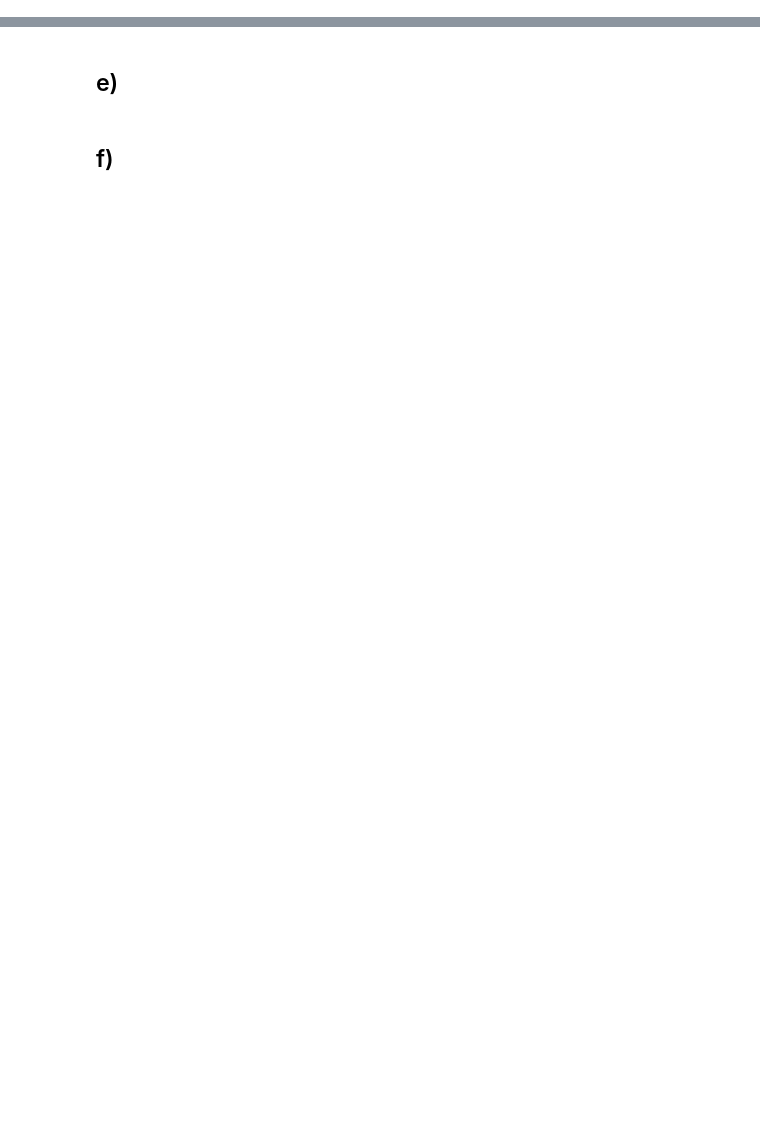
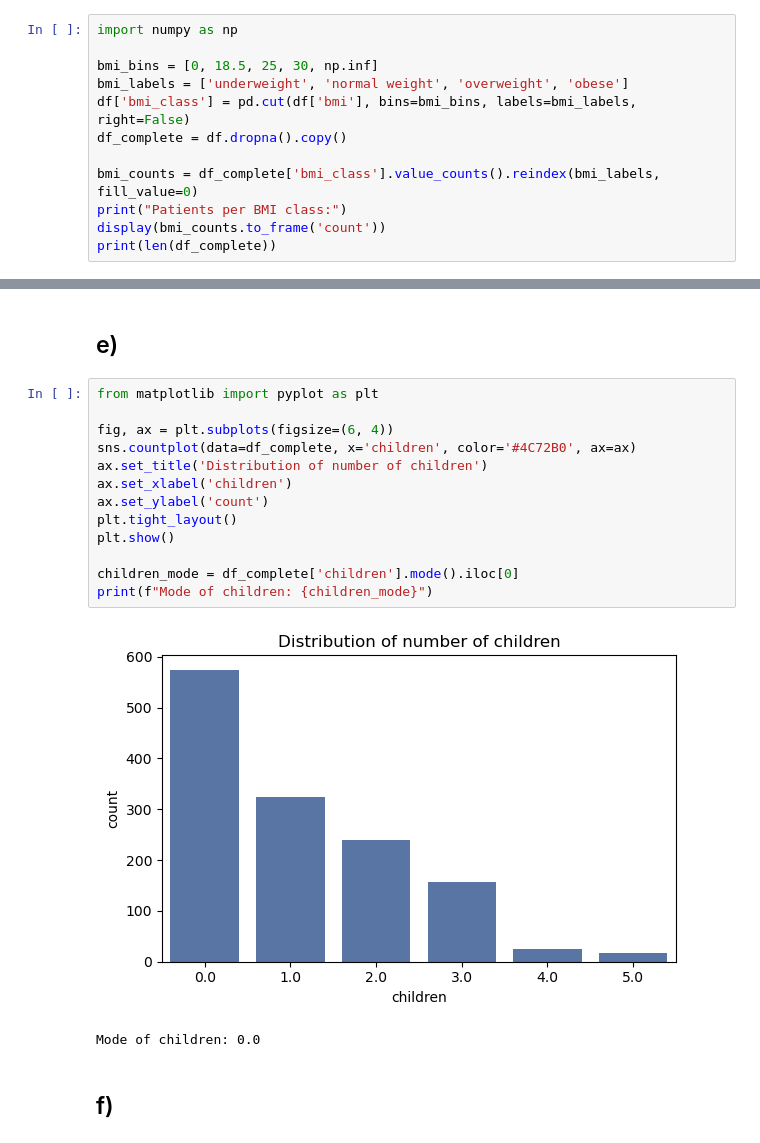
Before and after one commit to MauriceChartee/IDS, a Jupyter notebook: templates_jupyter_notebooks(1)/Q1_data_exploration.ipynb, the cells around one changed output, grey strips where cells are left out. Drawn from its saved outputs; the diff is of its cells as text; blank space fills up the shorter version.

```diff
--- a/templates_jupyter_notebooks(1)/Q1_data_exploration.ipynb
+++ b/templates_jupyter_notebooks(1)/Q1_data_exploration.ipynb
@@ -61,2 +81,14 @@ Notice how the `count` row is below 1,349 for every numeric column (e.g., bmi =
 # %% [markdown]
 ## d)
+# %%
+import numpy as np
+
+bmi_bins = [0, 18.5, 25, 30, np.inf]
+bmi_labels = ['underweight', 'normal weight', 'overweight', 'obese']
+df['bmi_class'] = pd.cut(df['bmi'], bins=bmi_bins, labels=bmi_labels, right=False)
+df_complete = df.dropna().copy()
+
+bmi_counts = df_complete['bmi_class'].value_counts().reindex(bmi_labels, fill_value=0)
+print("Patients per BMI class:")
+display(bmi_counts.to_frame('count'))
+print(len(df_complete))
@@ -63,4 +104,20 @@ Notice how the `count` row is below 1,349 for every numeric column (e.g., bmi =
 # %% [markdown]
 ## e)
+# %%
+from matplotlib import pyplot as plt
+
+fig, ax = plt.subplots(figsize=(6, 4))
+sns.countplot(data=df_complete, x='children', color='#4C72B0', ax=ax)
+ax.set_title('Distribution of number of children')
+ax.set_xlabel('children')
+ax.set_ylabel('count')
+plt.tight_layout()
+plt.show()
+
+children_mode = df_complete['children'].mode().iloc[0]
+print(f"Mode of children: {children_mode}")
+# %% [output]
+[figure, added]
+Mode of children: 0.0
 # %% [markdown]
 ## f)
```
Also changed, not shown: parts of 7 cells of this notebook, 11 other files.
